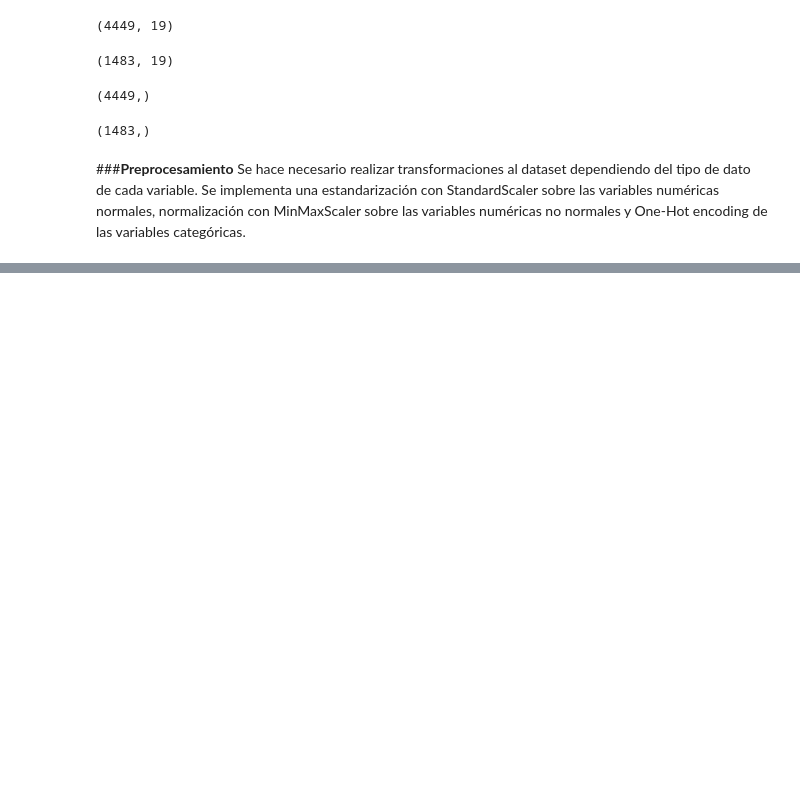
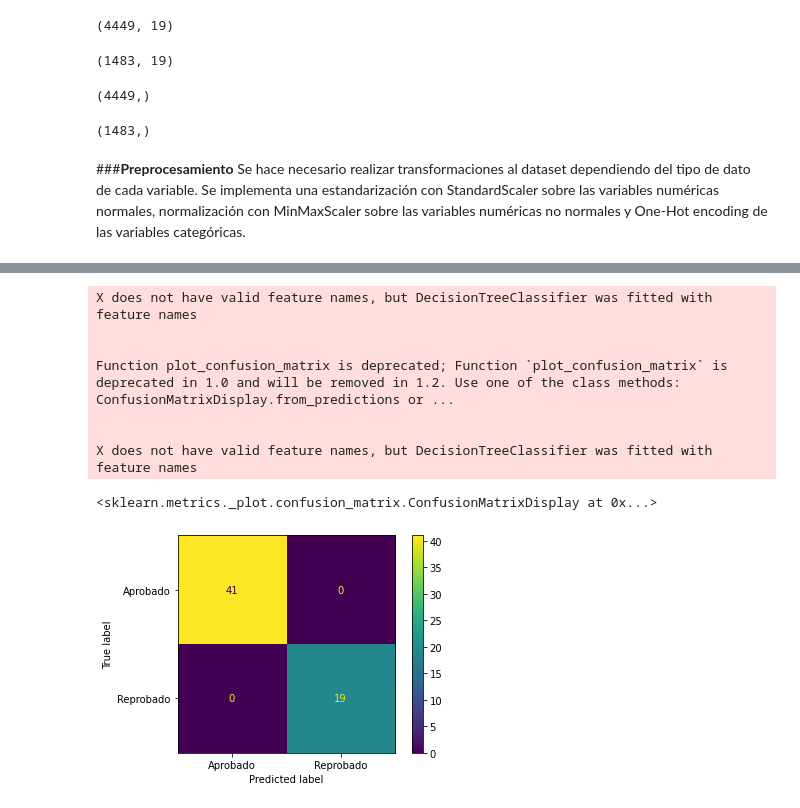
Before and after one commit to MarvinLopezOsorio/AnaliticaPredictiva_TrabajoFinal, a Jupyter notebook: Trabajo Final.ipynb, the cells around one changed output, grey strips where cells are left out. Drawn from its saved outputs; the diff is of its cells as text; code cells hidden in the pictures; blank space fills up the shorter version.

```diff
--- a/Trabajo Final.ipynb
+++ b/Trabajo Final.ipynb
@@ -337,0 +323,14 @@ X_train_prep.info()
+# %%
+x_validation_trans = Transformer.transform(x_validation)
+y_pred_val = modelo.predict(x_validation_trans)
+metrics.plot_confusion_matrix(modelo,x_validation_trans, y_validation)
+# %% [output]
+X does not have valid feature names, but DecisionTreeClassifier was fitted with feature names
+
+
+Function plot_confusion_matrix is deprecated; Function `plot_confusion_matrix` is deprecated in 1.0 and will be removed in 1.2. Use one of the class methods: ConfusionMatrixDisplay.from_predictions or ...
+
+
+X does not have valid feature names, but DecisionTreeClassifier was fitted with feature names
+<sklearn.metrics._plot.confusion_matrix.ConfusionMatrixDisplay at 0x...>
+[figure, added]
```
Also changed, not shown: parts of 20 cells of this notebook.
